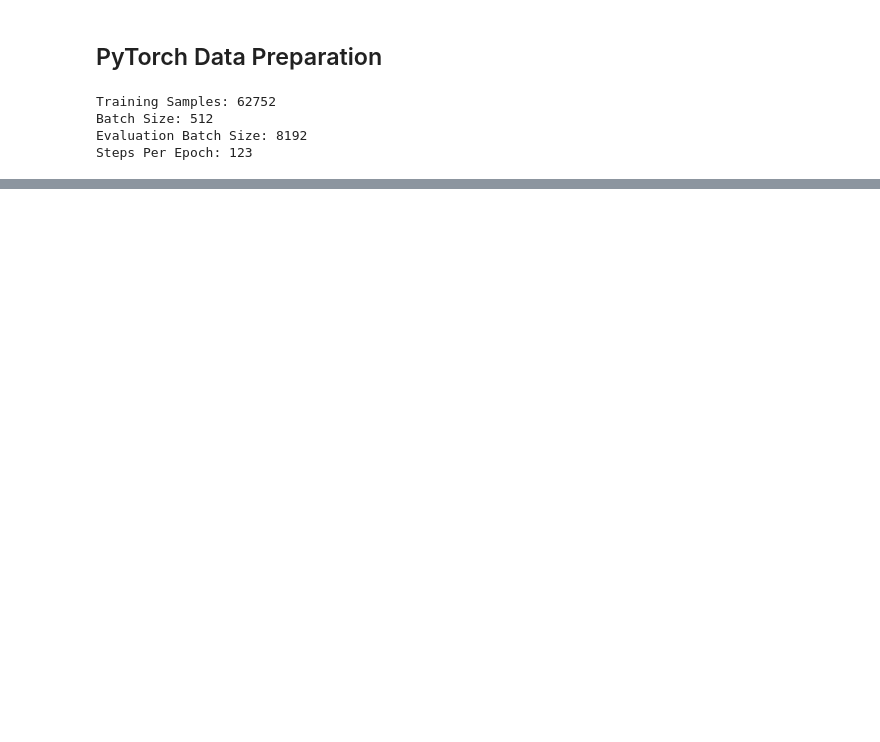
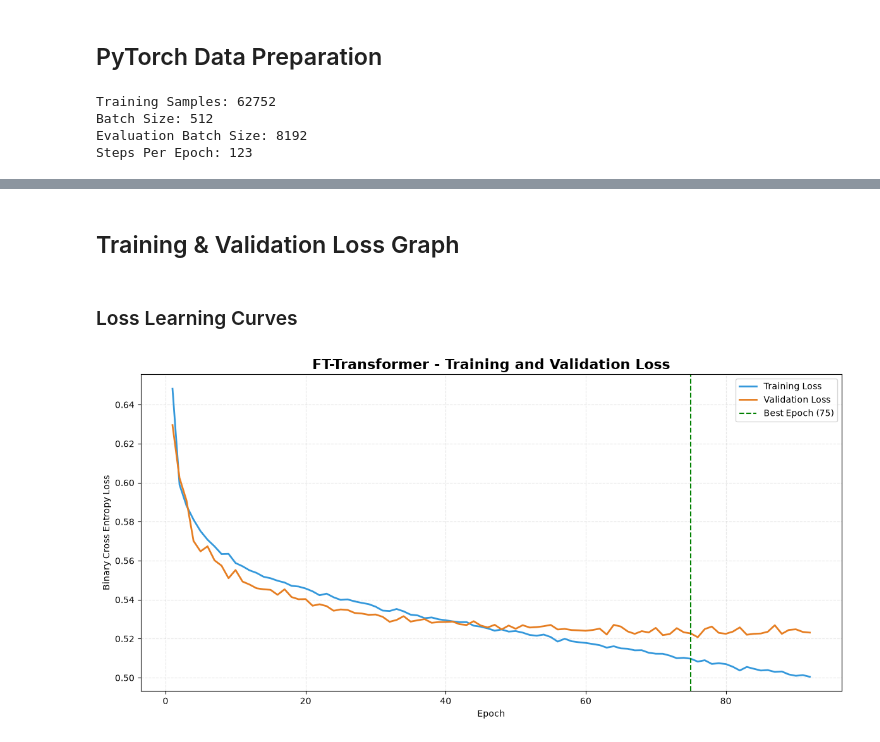
Before and after one commit to HelwanDevs/Deep-Tabular-project, a Jupyter notebook: notebooks/FT_Transformer.ipynb, the cells around one changed output, grey strips where cells are left out. Saved outputs shown, nothing was run; the diff lists cells and outputs as text; code cells hidden in the pictures; blank space fills up the shorter version.

Commit message:
feat: added the baseline FT Transformer Archtecuter and trianed the model

```diff
--- a/notebooks/FT_Transformer.ipynb
+++ b/notebooks/FT_Transformer.ipynb
@@ -546,0 +1051,8 @@ Steps Per Epoch: 123
+# %%
+OPTIMIZER = torch.optim.AdamW(
+    PARAMETER_GROUPS,
+    lr=LEARNING_RATE,
+    weight_decay=WEIGHT_DECAY
+)
+
+print(OPTIMIZER)
@@ -546,0 +1172,4 @@ Steps Per Epoch: 123
+# %%
+LOSS_FN = F.binary_cross_entropy_with_logits
+
+print("Loss Function:", LOSS_FN.__name__)
@@ -546,0 +1580,7 @@ Steps Per Epoch: 123
+# %%
+HISTORY_DF = pd.DataFrame(HISTORY)
+
+display(HISTORY_DF.head(10))
+display(HISTORY_DF.tail(10))
+
+print("History Shape:", HISTORY_DF.shape)
@@ -546,0 +1611,53 @@ Steps Per Epoch: 123
+# %% [markdown]
+## Training & Validation Loss Graph
+# %% [markdown]
+### Loss Learning Curves
+# %%
+fig, ax = plt.subplots(figsize=(12, 6))
+
+ax.plot(
+    HISTORY_DF["epoch"],
+    HISTORY_DF["train_loss"],
+    color="#3498db",
+    linewidth=2,
+    label="Training Loss"
+)
+
+ax.plot(
+    HISTORY_DF["epoch"],
+    HISTORY_DF["val_loss"],
+    color="#e67e22",
+    linewidth=2,
+    label="Validation Loss"
+)
+
+ax.axvline(
+    EARLY_STOPPING.best_epoch,
+    color="green",
+    linestyle="--",
+    label=f"Best Epoch ({EARLY_STOPPING.best_epoch})"
+)
+
+ax.set_title(
+    "FT-Transformer - Training and Validation Loss",
+    fontsize=16,
+    fontweight="bold"
+)
+
+ax.set_xlabel("Epoch")
+ax.set_ylabel("Binary Cross Entropy Loss")
+
+ax.legend()
+ax.grid(alpha=0.3, linestyle="--")
+
+plt.tight_layout()
+
+plt.savefig(
+    OUTPUT_DIR / "loss_curves.png",
+    dpi=300,
+    bbox_inches="tight"
+)
+
+plt.show()
+# %% [output]
+[figure, added]
```
Also changed, not shown: parts of 41 cells of this notebook, 5 other files.
